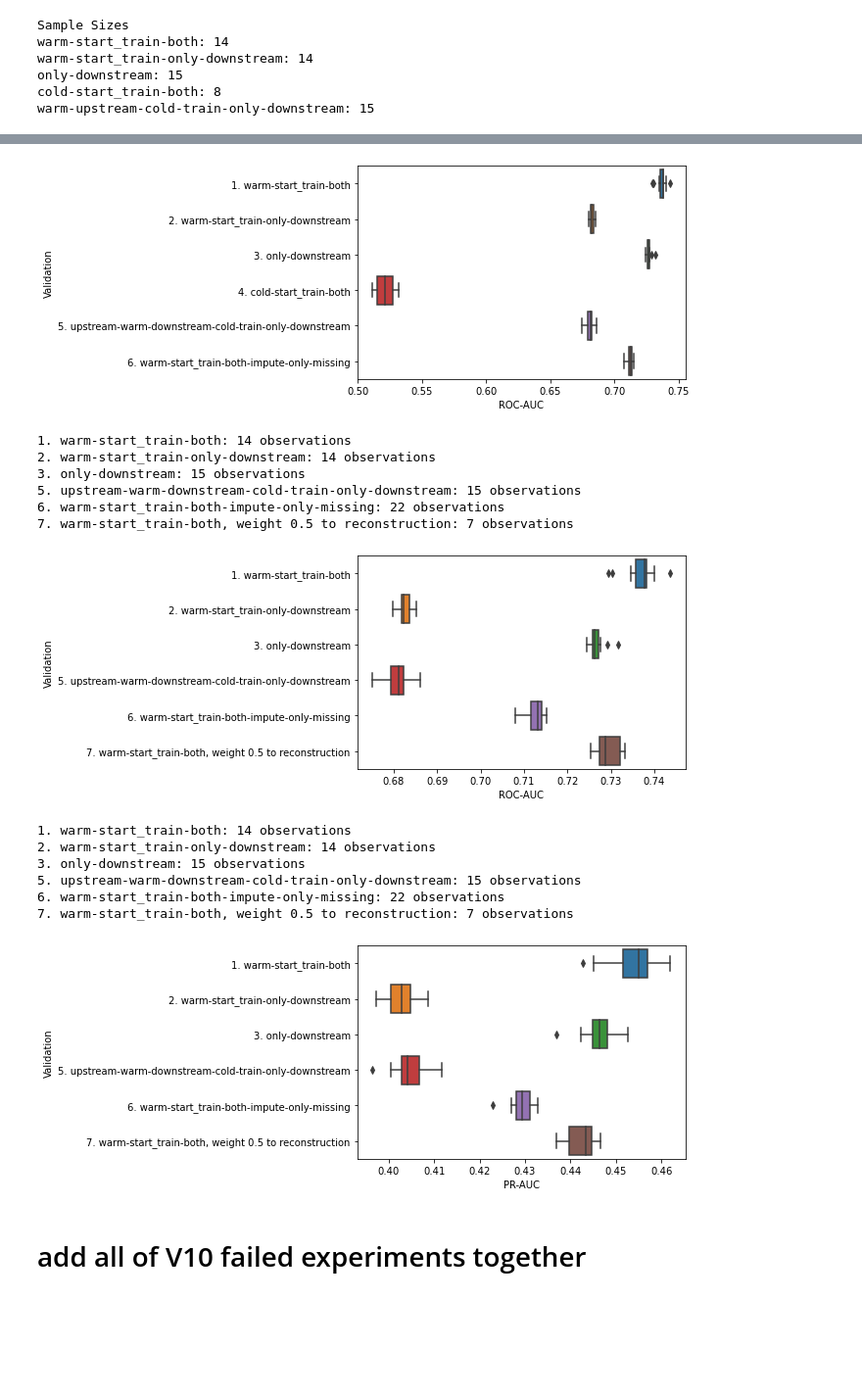
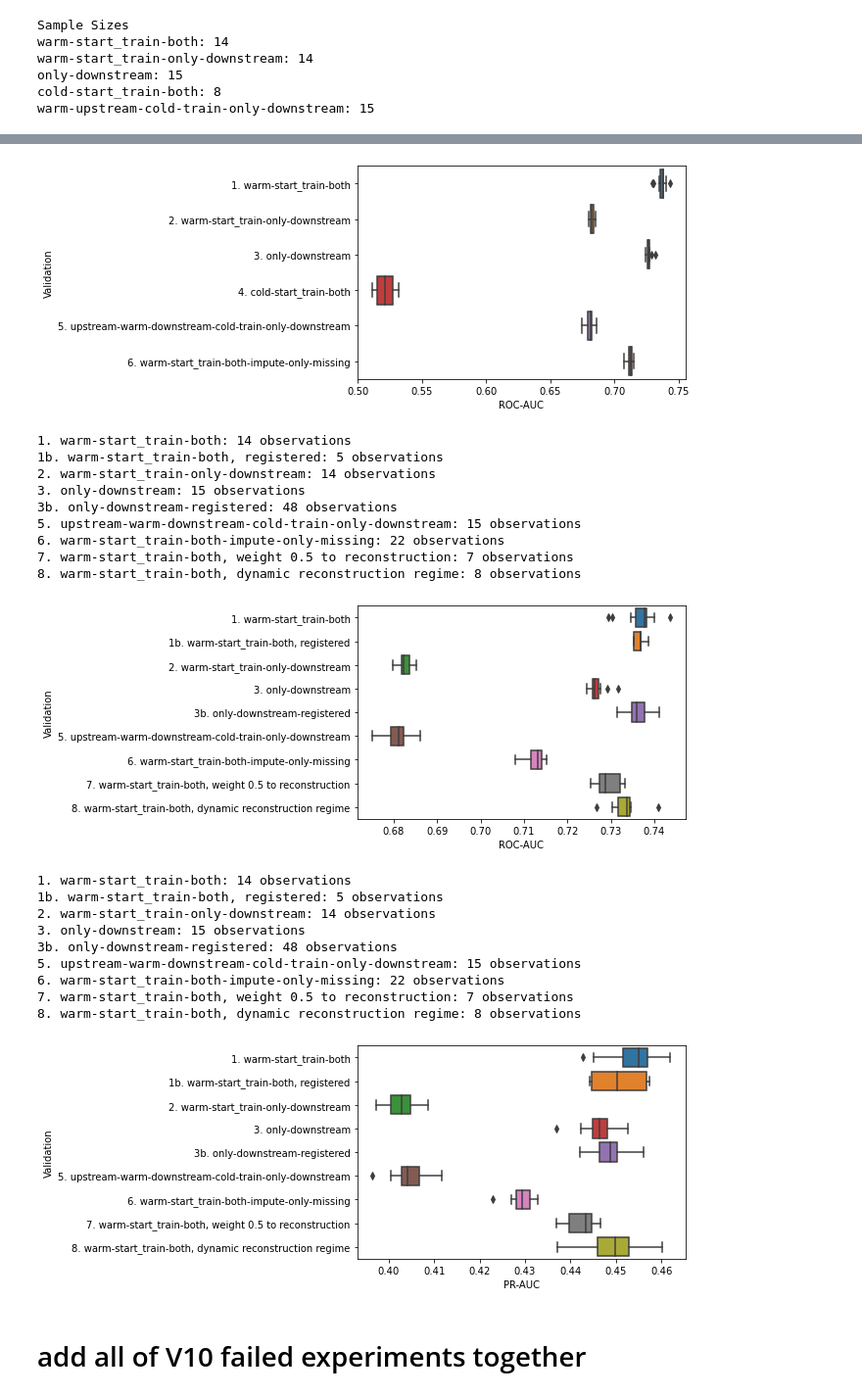
Before and after one commit to DavidHarar/combined_downstream_upstream, a Jupyter notebook: notebooks/4.1-evaluation-of-different-models_updated.ipynb, the cells around one changed output, grey strips where cells are left out. Shown at 98% size. Drawn from its saved outputs; the diff is of its cells as text; code cells hidden in the pictures; blank space fills up the shorter version.

```diff
--- a/notebooks/4.1-evaluation-of-different-models_updated.ipynb
+++ b/notebooks/4.1-evaluation-of-different-models_updated.ipynb
@@ -195,48 +195,59 @@ plot_results(paths, names)
 
 
 paths = ['/home/david/Desktop/projects/thesis/combined_downstream_upstream/models/AF-V5-different-seeds/best_rocauc_and_pr_auc.pkl',
+         '/home/david/Desktop/projects/thesis/combined_downstream_upstream/models/AF-V12-registered-downstream/best_rocauc_and_pr_auc.pkl',
          '/home/david/Desktop/projects/thesis/combined_downstream_upstream/models/AF-V6-different-seeds/best_rocauc_and_pr_auc.pkl',
          '/home/david/Desktop/projects/thesis/downstream_classification/models/AF-V9-different-seeds/best_rocauc_and_pr_auc.pkl',
+         '/home/david/Desktop/projects/thesis/downstream_classification/models/AF-V10-different-seeds-registered/best_rocauc_and_pr_auc.pkl',
         #  '/home/david/Desktop/projects/thesis/combined_downstream_upstream/models/AF-V7-different-seeds/best_rocauc_and_pr_auc.pkl',
          '/home/david/Desktop/projects/thesis/combined_downstream_upstream/models/AF-V8-different-seeds/best_rocauc_and_pr_auc.pkl',
          '/home/david/Desktop/projects/thesis/combined_downstream_upstream/models/AF-V9-different-seeds/best_rocauc_and_pr_auc.pkl',
          '/home/david/Desktop/projects/thesis/combined_downstream_upstream/models/AF-V10-different-seeds-again2/best_rocauc_and_pr_auc_combined.pkl',
-
+         '/home/david/Desktop/projects/thesis/combined_downstream_upstream/models/AF-V11-first-reconstruction-then-training-again/best_rocauc_and_pr_auc.pkl',
          ]
 names = ['1. warm-start_train-both',
+         '1b. warm-start_train-both, registered',
          '2. warm-start_train-only-downstream',
          '3. only-downstream',
+         '3b. only-downstream-registered',
         #  'cold-start_train-both',
          '5. upstream-warm-downstream-cold-train-only-downstream',
          '6. warm-start_train-both-impute-only-missing',
-         '7. warm-start_train-both, weight 0.5 to reconstruction'
+         '7. warm-start_train-both, weight 0.5 to reconstruction',
+         '8. warm-start_train-both, dynamic reconstruction regime',
          ]
 
 plot_results(paths, names)
 
 plot_results(paths, names, kpi='pr-auc')
 # %% [output]
 1. warm-start_train-both: 14 observations
 2. warm-start_train-only-downstream: 14 observations
 3. only-downstream: 15 observations
 4. cold-start_train-both: 8 observations
 5. upstream-warm-downstream-cold-train-only-downstream: 15 observations
 6. warm-start_train-both-impute-only-missing: 22 observations
 [figure]
 1. warm-start_train-both: 14 observations
+1b. warm-start_train-both, registered: 5 observations
 2. warm-start_train-only-downstream: 14 observations
 3. only-downstream: 15 observations
+3b. only-downstream-registered: 48 observations
 5. upstream-warm-downstream-cold-train-only-downstream: 15 observations
 6. warm-start_train-both-impute-only-missing: 22 observations
 7. warm-start_train-both, weight 0.5 to reconstruction: 7 observations
+8. warm-start_train-both, dynamic reconstruction regime: 8 observations
-[figure, old version]
+[figure, new version]
 1. warm-start_train-both: 14 observations
+1b. warm-start_train-both, registered: 5 observations
 2. warm-start_train-only-downstream: 14 observations
 3. only-downstream: 15 observations
+3b. only-downstream-registered: 48 observations
 5. upstream-warm-downstream-cold-train-only-downstream: 15 observations
 6. warm-start_train-both-impute-only-missing: 22 observations
 7. warm-start_train-both, weight 0.5 to reconstruction: 7 observations
+8. warm-start_train-both, dynamic reconstruction regime: 8 observations
-[figure, old version]
+[figure, new version]
 # %% [markdown]
 # add all of V10 failed experiments together
 # %%
```
Also changed, not shown: 25 other files.
